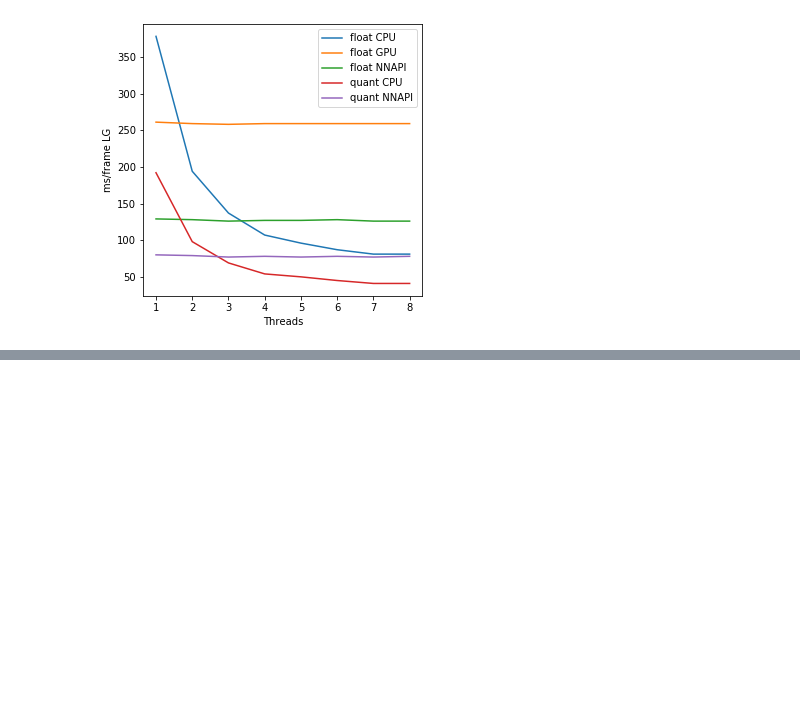
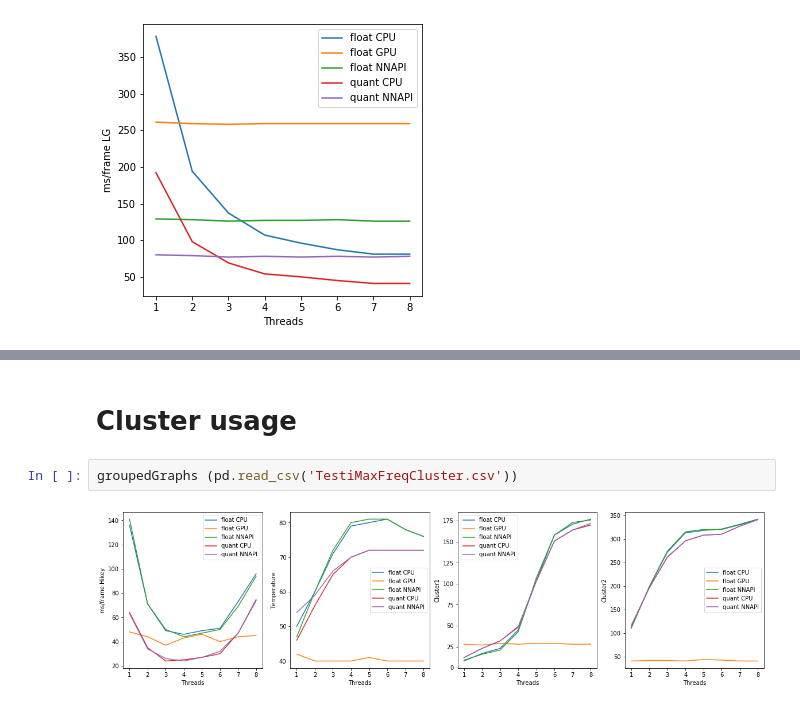
Before and after one commit to ivek1312/TFLiteTest, a Jupyter notebook: Untitled.ipynb, the cells around one changed output, grey strips where cells are left out. Cells and saved outputs as stored; diff of their text form; blank space fills up the shorter version.

```diff
--- a/Untitled.ipynb
+++ b/Untitled.ipynb
@@ -206,0 +213,6 @@ groupedGraphs (pd.read_csv('Testi_Octavian.csv'))
+# %% [markdown]
+# Cluster usage
+# %%
+groupedGraphs (pd.read_csv('TestiMaxFreqCluster.csv'))
+# %% [output]
+[figure, added]
```
Also changed, not shown: parts of 13 cells of this notebook, 2 other files.
